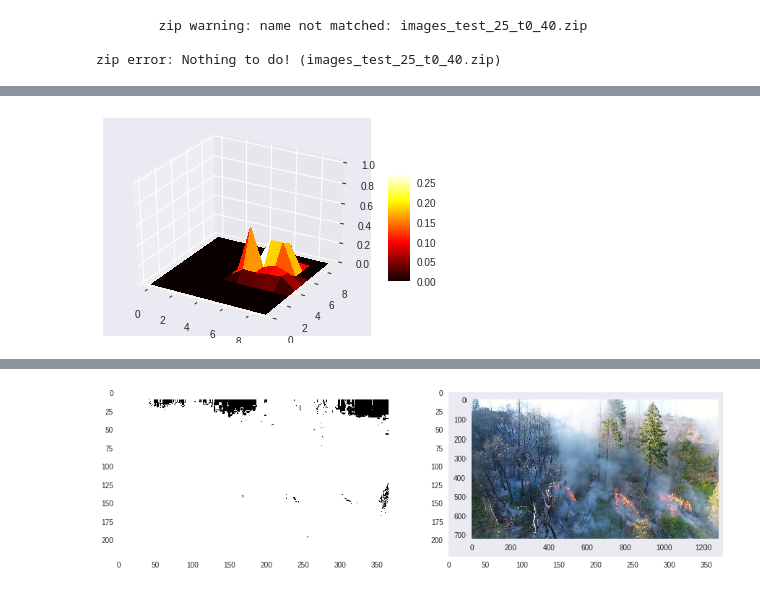
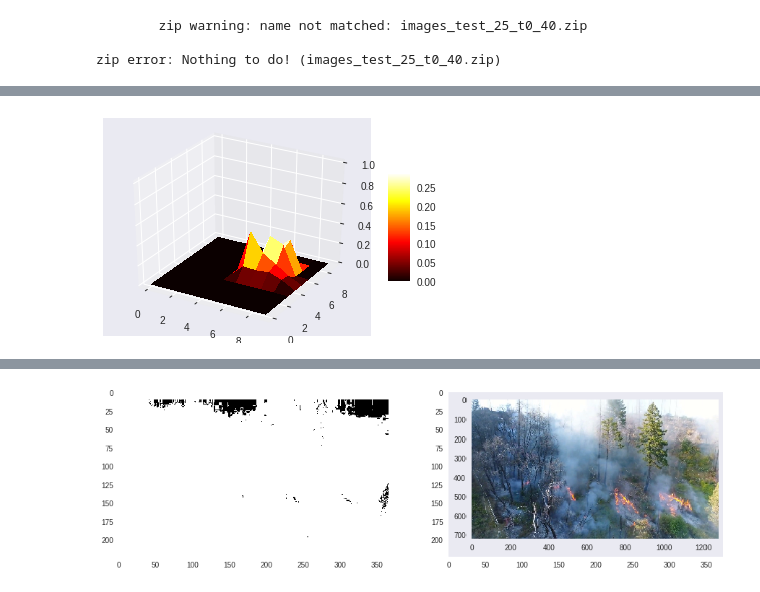
Before and after one commit to NeerajGulia/Simple-eye-detection-tests-ML, a Jupyter notebook: Hello,_Colaboratory.ipynb, the cells around one changed output, grey strips where cells are left out. Cells and saved outputs as stored; diff of their text form; code cells hidden in the pictures.

```diff
--- a/Hello,_Colaboratory.ipynb
+++ b/Hello,_Colaboratory.ipynb
@@ -196,7 +206,7 @@ def change_light(image, coeff):
 def gen_variants(image): ##function to brighten the image
 
     variants=[]
-    for b in range(0, 21,18):
+    for b in range(0, 21,9):
       brightness_coeff= b/22
       brightness_coeff_t=1+ brightness_coeff ## coeff between 1.0 and 2.0
       image_RGB= change_light(image,brightness_coeff_t)
@@ -209,50 +219,50 @@ def gen_variants(image): ##function to brighten the image
 # ls= gen_variants(img)
 # plt.imshow(ls[4])
 # %%
-# l_a_correlation_arr=[]
-# l_b_correlation_arr=[]
-# a_b_correlation_arr=[]
-# correlation_collection=[l_a_correlation_arr,l_b_correlation_arr,a_b_correlation_arr]
-# image_paths= glob.glob("full_fire_images/*.jpg")
-# counter=1
-# for image_path in image_paths:
+l_a_correlation_arr=[]
+l_b_correlation_arr=[]
+a_b_correlation_arr=[]
+correlation_collection=[l_a_correlation_arr,l_b_correlation_arr,a_b_correlation_arr]
+image_paths= glob.glob("full_fire_images/*.jpg")
+counter=1
+for image_path in image_paths:
 
-#   org_image= plt.imread(image_path)
+  org_image= plt.imread(image_path)
 
-#   aug_images= gen_variants(org_image)
+  aug_images= gen_variants(org_image)
 
-#   for image1 in aug_images:
-#     M1= np.zeros((10,10))
-#     M2= np.zeros((10,10))
-#     M3= np.zeros((10,10))
+  for image1 in aug_images:
+    M1= np.zeros((10,10))
+    M2= np.zeros((10,10))
+    M3= np.zeros((10,10))
 
-#     image1= LAB(image1)
-#     h, w= image1.shape[0], image1.shape[1]
-#     for i in range(h):
-#       for j in range(w):
-#         l,a,b= image1[i,j,0]*10//256, image1[i,j,1]*10//256, image1[i,j,2]*10//256
-#         M1[l,a]+=1
-#         M2[l,b]+=1
-#         M3[a,b]+=1
-# #     print(M1)
-# #     break
-#     Mat_collection=[M1,M2,M3]
-#     for k in range(3):
-#       maximum= np.max(Mat_collection[k])
-#       minimum= np.min(Mat_collection[k])
-#       rng= maximum-minimum
-#       Mat_collection[k]= (Mat_collection[k]-minimum)/rng
-#       correlation_collection[k].append(Mat_collection[k])
-#   print("processed Image ", counter)
-#   counter+=1
+    image1= LAB(image1)
+    h, w= image1.shape[0], image1.shape[1]
+    for i in range(h):
+      for j in range(w):
+        l,a,b= image1[i,j,0]*10//256, image1[i,j,1]*10//256, image1[i,j,2]*10//256
+        M1[l,a]+=1
+        M2[l,b]+=1
+        M3[a,b]+=1
+#     print(M1)
+#     break
+    Mat_collection=[M1,M2,M3]
+    for k in range(3):
+      maximum= np.max(Mat_collection[k])
+      minimum= np.min(Mat_collection[k])
+      rng= maximum-minimum
+      Mat_collection[k]= (Mat_collection[k]-minimum)/rng
+      correlation_collection[k].append(Mat_collection[k])
+  print("processed Image ", counter)
+  counter+=1
 
-# for i in range(3):
-#   mat_sum=np.zeros((10,10))
-#   mat_arr= correlation_collection[i]
-#   print(len(mat_arr), "processing correlation "+ ["l-a","l-b","a-b"][i])
-#   for arr in mat_arr:
-#     mat_sum+= arr
-#   correlation_collection[i]= mat_sum/len(mat_arr)
+for i in range(3):
+  mat_sum=np.zeros((10,10))
+  mat_arr= correlation_collection[i]
+  print(len(mat_arr), "processing correlation "+ ["l-a","l-b","a-b"][i])
+  for arr in mat_arr:
+    mat_sum+= arr
+  correlation_collection[i]= mat_sum/len(mat_arr)
 
 
 from mpl_toolkits.mplot3d import Axes3D
@@ -272,4 +299,4 @@ plt.show()
-[figure, old version]
+[figure, new version]
 # %%
 def normalize(channel):
   maximum= np.max(channel)
```
Also changed, not shown: parts of 14 cells of this notebook.
